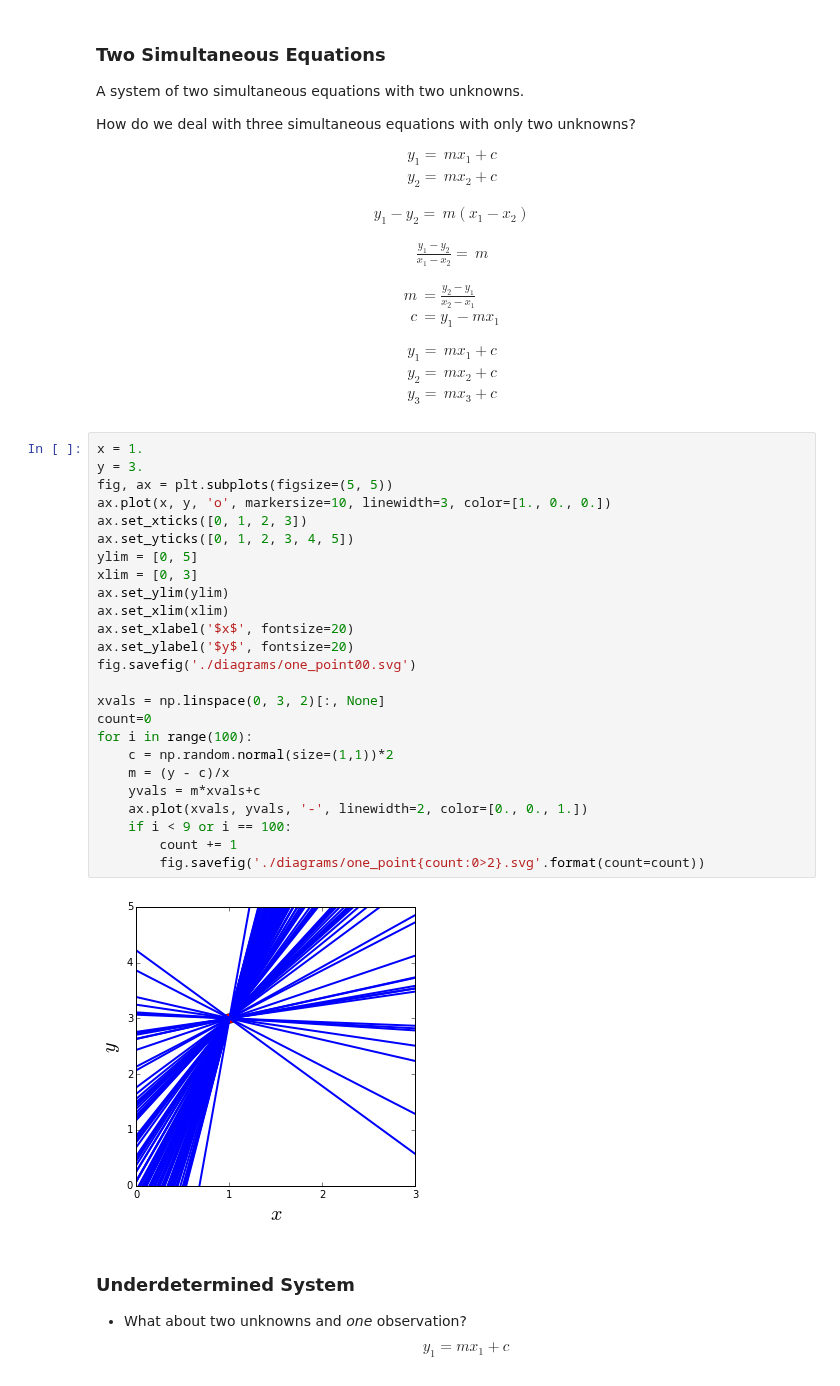
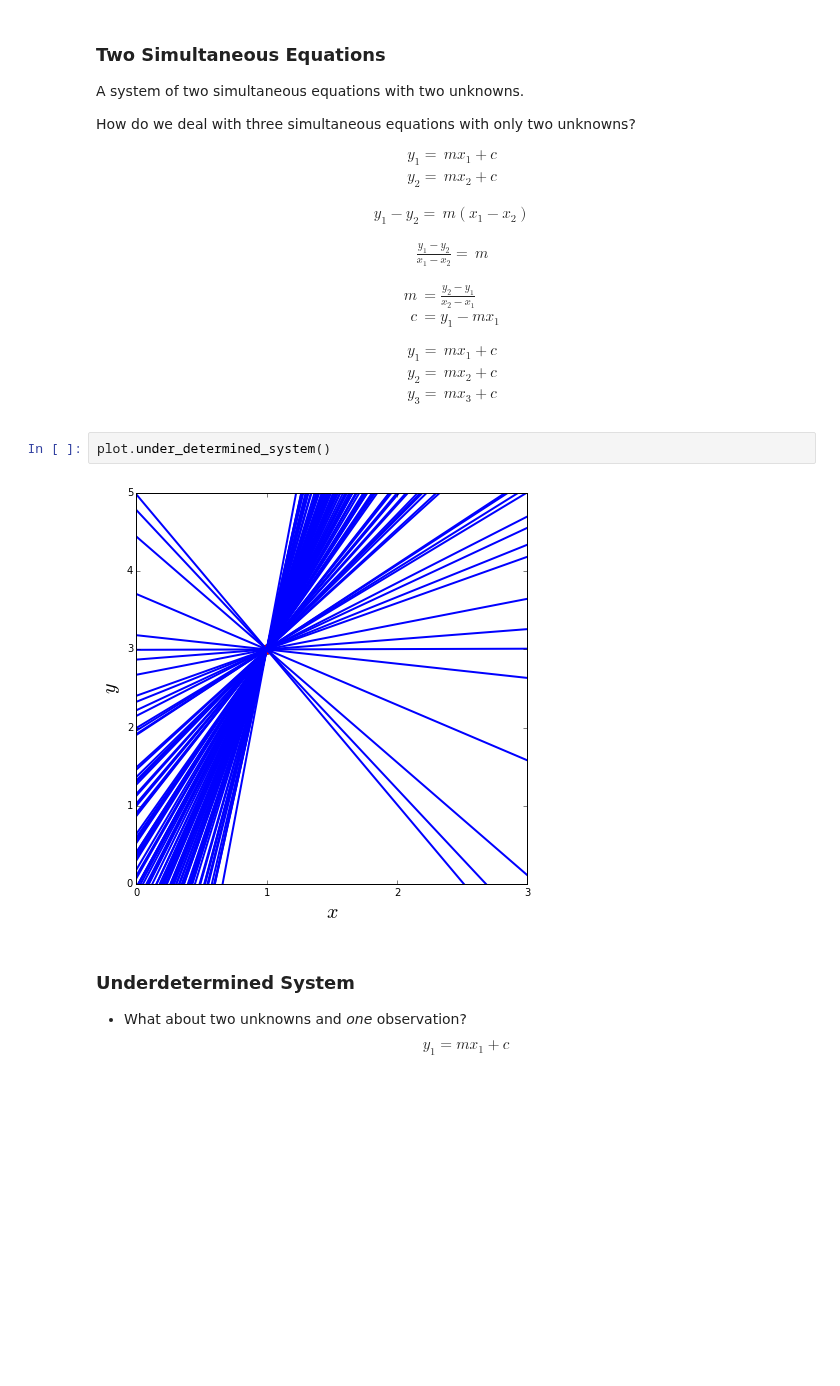
Before and after one commit to lawrennd/mlai2015, a Jupyter notebook: slides/w6_bayesianRegression.ipynb, the cells around one changed output. Drawn from its saved outputs; the diff is of its cells as text; blank space fills up the shorter version.

```diff
--- a/slides/w6_bayesianRegression.ipynb
+++ b/slides/w6_bayesianRegression.ipynb
@@ -42,33 +43,10 @@ $$\begin{aligned}
         y_2 = & mx_2 + c\\
         y_3 = & mx_3 + c
       \end{aligned}$$
-# %%
-x = 1.
-y = 3.
-fig, ax = plt.subplots(figsize=(5, 5))
-ax.plot(x, y, 'o', markersize=10, linewidth=3, color=[1., 0., 0.])
-ax.set_xticks([0, 1, 2, 3])
-ax.set_yticks([0, 1, 2, 3, 4, 5])
-ylim = [0, 5]
-xlim = [0, 3]
-ax.set_ylim(ylim)
-ax.set_xlim(xlim)
-ax.set_xlabel('$x$', fontsize=20)
-ax.set_ylabel('$y$', fontsize=20)
-fig.savefig('./diagrams/one_point00.svg')
-
-xvals = np.linspace(0, 3, 2)[:, None]
-count=0
-for i in range(100):
-    c = np.random.normal(size=(1,1))*2
-    m = (y - c)/x
-    yvals = m*xvals+c
-    ax.plot(xvals, yvals, '-', linewidth=2, color=[0., 0., 1.])
-    if i < 9 or i == 100:
-        count += 1
-        fig.savefig('./diagrams/one_point{count:0>2}.svg'.format(count=count))
-# %% [output]
-[figure, removed]
+# %%
+plot.under_determined_system()
+# %% [output]
+[figure, added]
 # %% [markdown]
 ### Underdetermined System
 - What about two unknowns and *one* observation?
```
Also changed, not shown: parts of 19 cells of this notebook, 30 other files.
